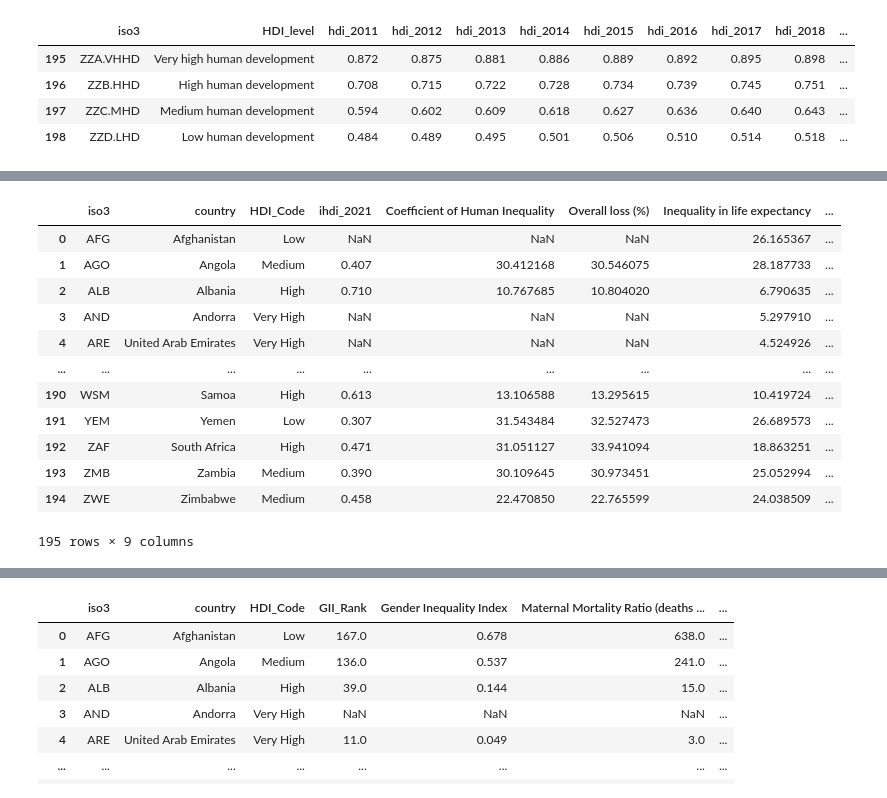
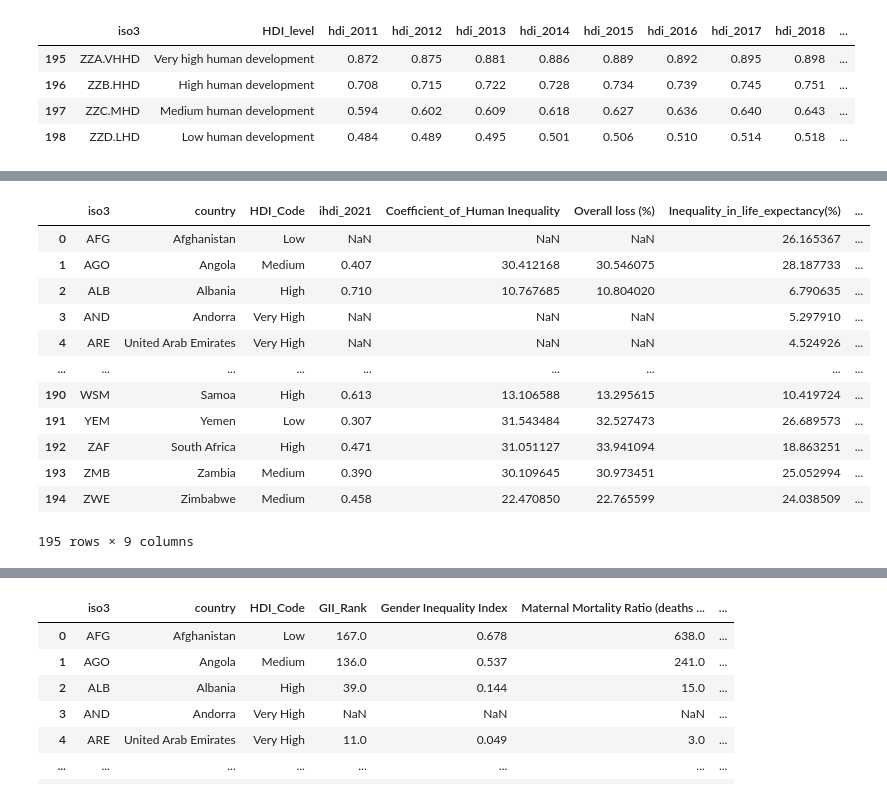
Before and after one commit to AbdullaMashaly/Human_Development_Index, a Jupyter notebook: HDI_cleaning_data.ipynb, the cells around one changed output, grey strips where cells are left out. Cells and saved outputs as stored; diff of their text form; code cells hidden in the pictures.

```diff
--- a/HDI_cleaning_data.ipynb
+++ b/HDI_cleaning_data.ipynb
@@ -276,22 +285,22 @@ GNI_levels_cleaned.to_csv("csv tables/GNI_levels.csv", index=False)
 # %%
 # Extract the columns we are interested in analyzing for the IHDI table for year 2021 only
 
 
 IHDI_df = HDI_df.loc[:,['iso3', 'country', 'hdicode','ihdi_2021', 'coef_ineq_2021','loss_2021','ineq_le_2021','ineq_edu_2021','ineq_inc_2021'
                                         ]]
 
-IHDI_Renamed_df = IHDI_df.rename(columns= {"hdicode": "HDI_Code", "coef_ineq_2021": "Coefficient of Human Inequality",
-                    'loss_2021':'Overall loss (%)','ineq_le_2021': 'Inequality in life expectancy','ineq_edu_2021': 'Inequality in eduation',
-                    'ineq_inc_2021':'Inequality in income'
+IHDI_Renamed_df = IHDI_df.rename(columns= {"hdicode": "HDI_Code", "coef_ineq_2021": "Coefficient_of_Human Inequality",
+                    'loss_2021':'Overall loss (%)','ineq_le_2021': 'Inequality_in_life_expectancy(%)','ineq_edu_2021': 'Inequality_in_eduation(%)',
+                    'ineq_inc_2021':'Inequality_in_income(%)'
                                      })
 
 IHDI_levels= IHDI_Renamed_df.iloc[195:199,]
-IHDI_regions= IHDI_Renamed_df.iloc[200:206,]
+IHDI_regions= IHDI_Renamed_df.iloc[199:206,]
 IHDI_countries=IHDI_Renamed_df.iloc[0:195,]
 
 IHDI_countries
 # %% [output]
-|  | iso3 | country | HDI_Code | ihdi_2021 | Coefficient of Human Inequality | Overall loss (%) | Inequality in life expectancy | ... |
+|  | iso3 | country | HDI_Code | ihdi_2021 | Coefficient_of_Human Inequality | Overall loss (%) | Inequality_in_life_expectancy(%) | ... |
 | 0 | AFG | Afghanistan | Low | NaN | NaN | NaN | 26.165367 | ... |
 | 1 | AGO | Angola | Medium | 0.407 | 30.412168 | 30.546075 | 28.187733 | ... |
 | 2 | ALB | Albania | High | 0.710 | 10.767685 | 10.804020 | 6.790635 | ... |
```
Also changed, not shown: parts of 21 cells of this notebook, 17 other files.
